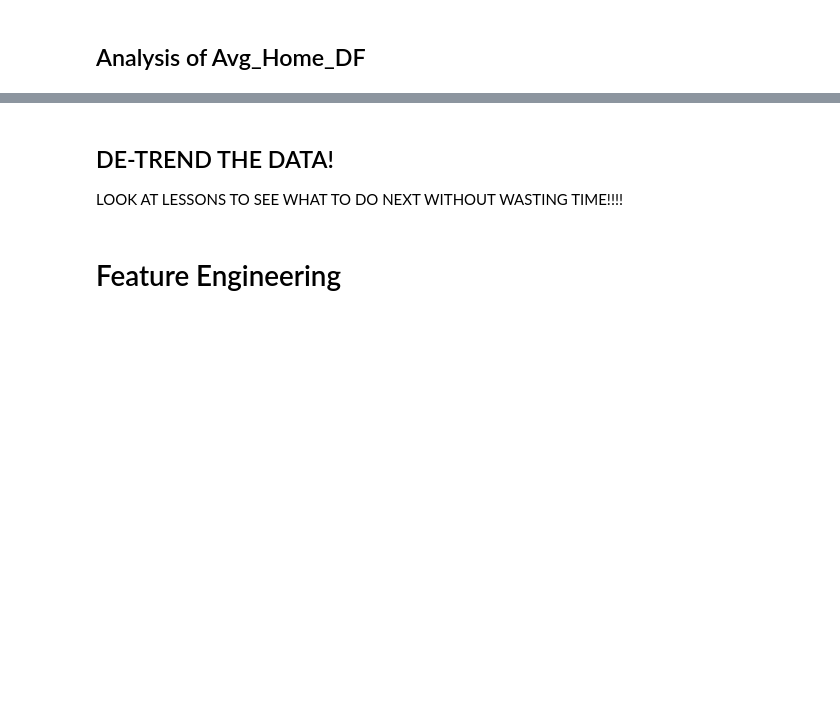
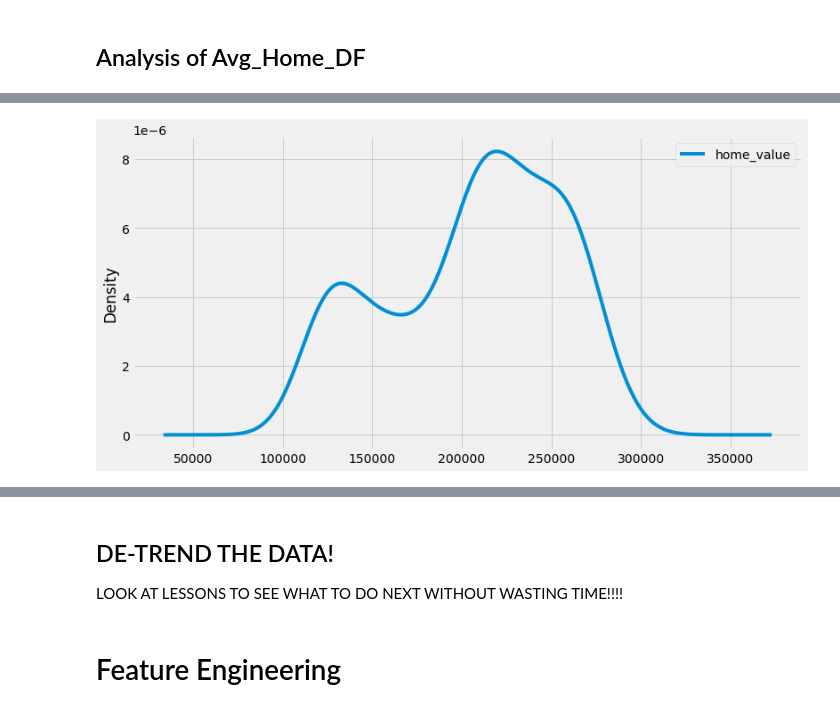
Before and after one commit to jxn628/dsc-phase-4-project-1, a Jupyter notebook: student.ipynb, the cells around one changed output, grey strips where cells are left out. Saved outputs shown, nothing was run; the diff lists cells and outputs as text; code cells hidden in the pictures; blank space fills up the shorter version.

```diff
--- a/student.ipynb
+++ b/student.ipynb
@@ -280,0 +364,5 @@ plt.show();
+# %%
+avg_home_df.plot(kind='kde', figsize = (12,6))
+plt.show()
+# %% [output]
+[figure, added]
```
Also changed, not shown: parts of 161 cells of this notebook.
